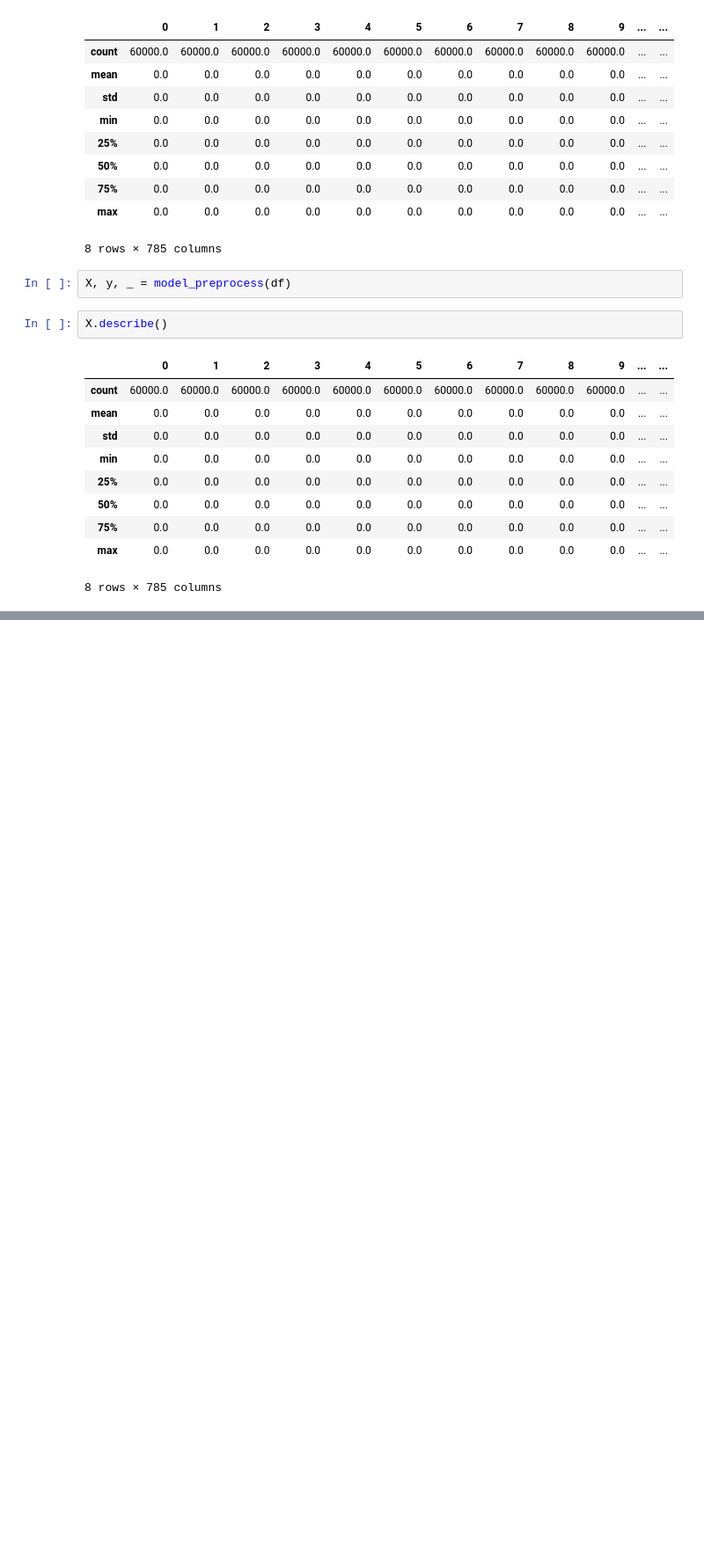
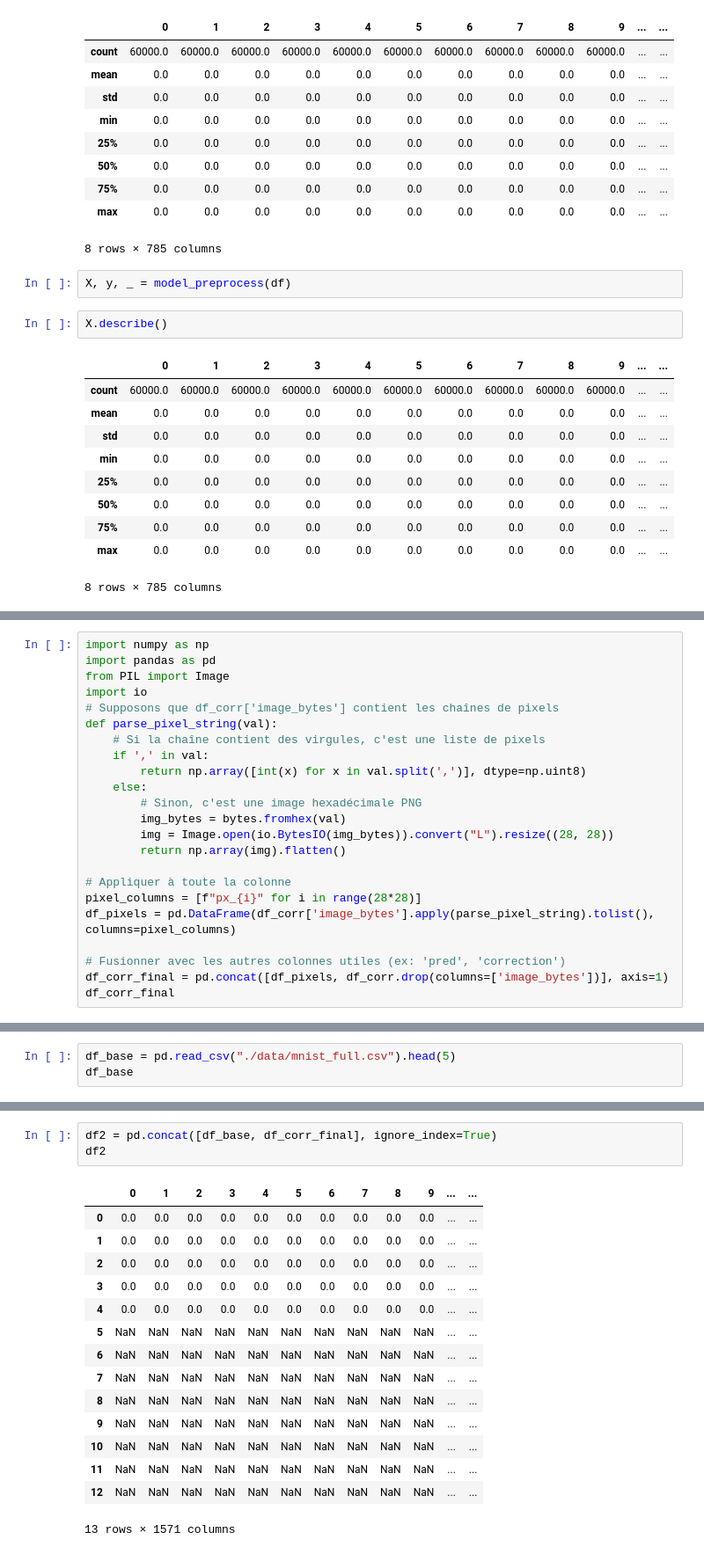
Before and after one commit to gcortier/mod6_1, a Jupyter notebook: backend/workarround.ipynb, the cells around one changed output, grey strips where cells are left out. Shown: that part at 88% size. Saved outputs shown, nothing was run; the diff lists cells and outputs as text; blank space fills up the shorter version.

```diff
--- a/backend/workarround.ipynb
+++ b/backend/workarround.ipynb
@@ -124,0 +231,23 @@ MlflowException: Run '17865ca2b32c40bda882dd0956d5afb9' not found
+# %%
+import numpy as np
+import pandas as pd
+from PIL import Image
+import io
+# Supposons que df_corr['image_bytes'] contient les chaînes de pixels
+def parse_pixel_string(val):
+    # Si la chaîne contient des virgules, c'est une liste de pixels
+    if ',' in val:
+        return np.array([int(x) for x in val.split(',')], dtype=np.uint8)
+    else:
+        # Sinon, c'est une image hexadécimale PNG
+        img_bytes = bytes.fromhex(val)
+        img = Image.open(io.BytesIO(img_bytes)).convert("L").resize((28, 28))
+        return np.array(img).flatten()
+
+# Appliquer à toute la colonne
+pixel_columns = [f"px_{i}" for i in range(28*28)]
+df_pixels = pd.DataFrame(df_corr['image_bytes'].apply(parse_pixel_string).tolist(), columns=pixel_columns)
+
+# Fusionner avec les autres colonnes utiles (ex: 'pred', 'correction')
+df_corr_final = pd.concat([df_pixels, df_corr.drop(columns=['image_bytes'])], axis=1)
+df_corr_final
@@ -124,0 +281,3 @@ MlflowException: Run '17865ca2b32c40bda882dd0956d5afb9' not found
+# %%
+df_base = pd.read_csv("./data/mnist_full.csv").head(5)
+df_base
@@ -124,0 +303,19 @@ MlflowException: Run '17865ca2b32c40bda882dd0956d5afb9' not found
+# %%
+df2 = pd.concat([df_base, df_corr_final], ignore_index=True)
+df2
+# %% [output]
+|  | 0 | 1 | 2 | 3 | 4 | 5 | 6 | 7 | 8 | 9 | ... | ... |
+| 0 | 0.0 | 0.0 | 0.0 | 0.0 | 0.0 | 0.0 | 0.0 | 0.0 | 0.0 | 0.0 | ... | ... |
+| 1 | 0.0 | 0.0 | 0.0 | 0.0 | 0.0 | 0.0 | 0.0 | 0.0 | 0.0 | 0.0 | ... | ... |
+| 2 | 0.0 | 0.0 | 0.0 | 0.0 | 0.0 | 0.0 | 0.0 | 0.0 | 0.0 | 0.0 | ... | ... |
+| 3 | 0.0 | 0.0 | 0.0 | 0.0 | 0.0 | 0.0 | 0.0 | 0.0 | 0.0 | 0.0 | ... | ... |
+| 4 | 0.0 | 0.0 | 0.0 | 0.0 | 0.0 | 0.0 | 0.0 | 0.0 | 0.0 | 0.0 | ... | ... |
+| 5 | NaN | NaN | NaN | NaN | NaN | NaN | NaN | NaN | NaN | NaN | ... | ... |
+| 6 | NaN | NaN | NaN | NaN | NaN | NaN | NaN | NaN | NaN | NaN | ... | ... |
+| 7 | NaN | NaN | NaN | NaN | NaN | NaN | NaN | NaN | NaN | NaN | ... | ... |
+| 8 | NaN | NaN | NaN | NaN | NaN | NaN | NaN | NaN | NaN | NaN | ... | ... |
+| 9 | NaN | NaN | NaN | NaN | NaN | NaN | NaN | NaN | NaN | NaN | ... | ... |
+| 10 | NaN | NaN | NaN | NaN | NaN | NaN | NaN | NaN | NaN | NaN | ... | ... |
+| 11 | NaN | NaN | NaN | NaN | NaN | NaN | NaN | NaN | NaN | NaN | ... | ... |
+| 12 | NaN | NaN | NaN | NaN | NaN | NaN | NaN | NaN | NaN | NaN | ... | ... |
+13 rows × 1571 columns
```
Also changed, not shown: parts of 32 cells of this notebook, 15 other files.
